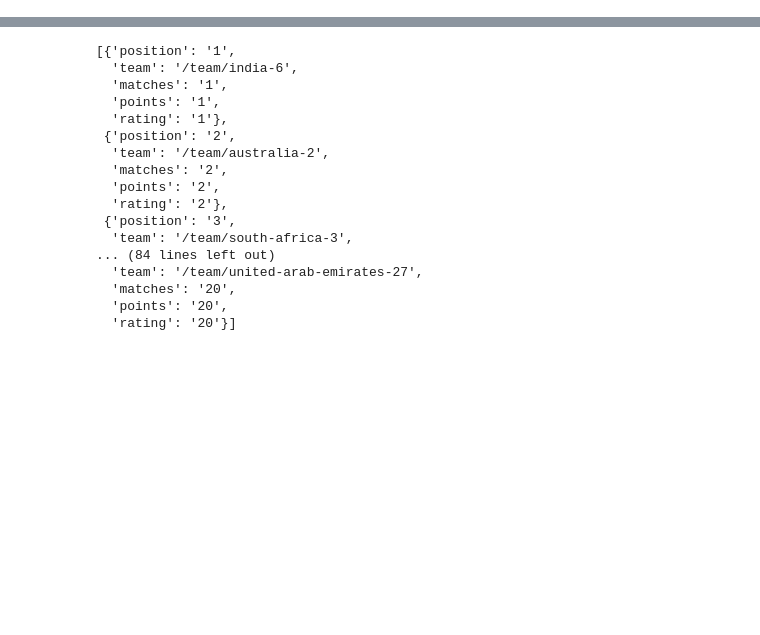
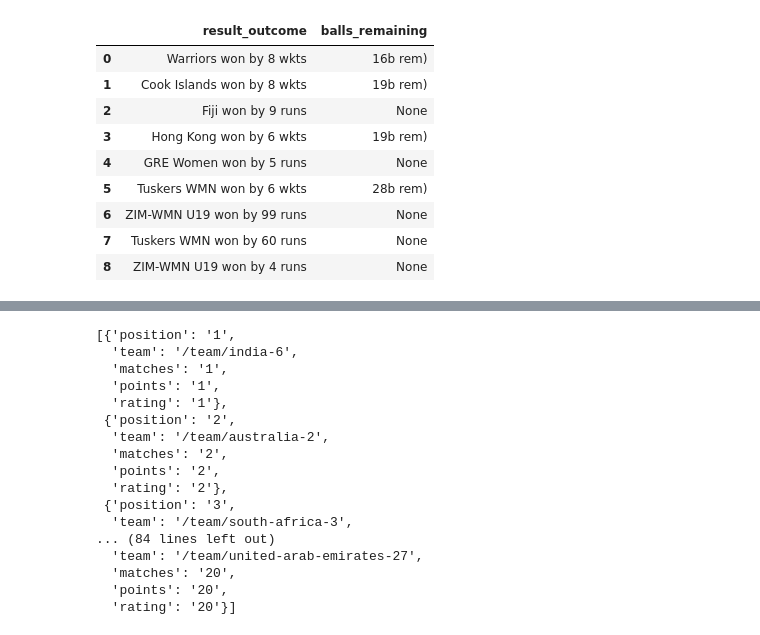
Before and after one commit to Omimishra/Python-Data-science, a Jupyter notebook: project.ipynb, the cells around one changed output, grey strips where cells are left out. Drawn from its saved outputs; the diff is of its cells as text; code cells hidden in the pictures; blank space fills up the shorter version.

```diff
--- a/project.ipynb
+++ b/project.ipynb
@@ -111,0 +148,17 @@ final_result
+# %%
+#spliting result column
+x= df['result'].str.split('(',expand=True)
+# Renaming the first column as 'result_outcome'
+x.columns = ['result_outcome']+['balls_remaining']
+x
+# %% [output]
+|  | result_outcome | balls_remaining |
+| 0 | Warriors won by 8 wkts | 16b rem) |
+| 1 | Cook Islands won by 8 wkts | 19b rem) |
+| 2 | Fiji won by 9 runs | None |
+| 3 | Hong Kong won by 6 wkts | 19b rem) |
+| 4 | GRE Women won by 5 runs | None |
+| 5 | Tuskers WMN won by 6 wkts | 28b rem) |
+| 6 | ZIM-WMN U19 won by 99 runs | None |
+| 7 | Tuskers WMN won by 60 runs | None |
+| 8 | ZIM-WMN U19 won by 4 runs | None |
```
Also changed, not shown: parts of 9 cells of this notebook, 1 other file.
